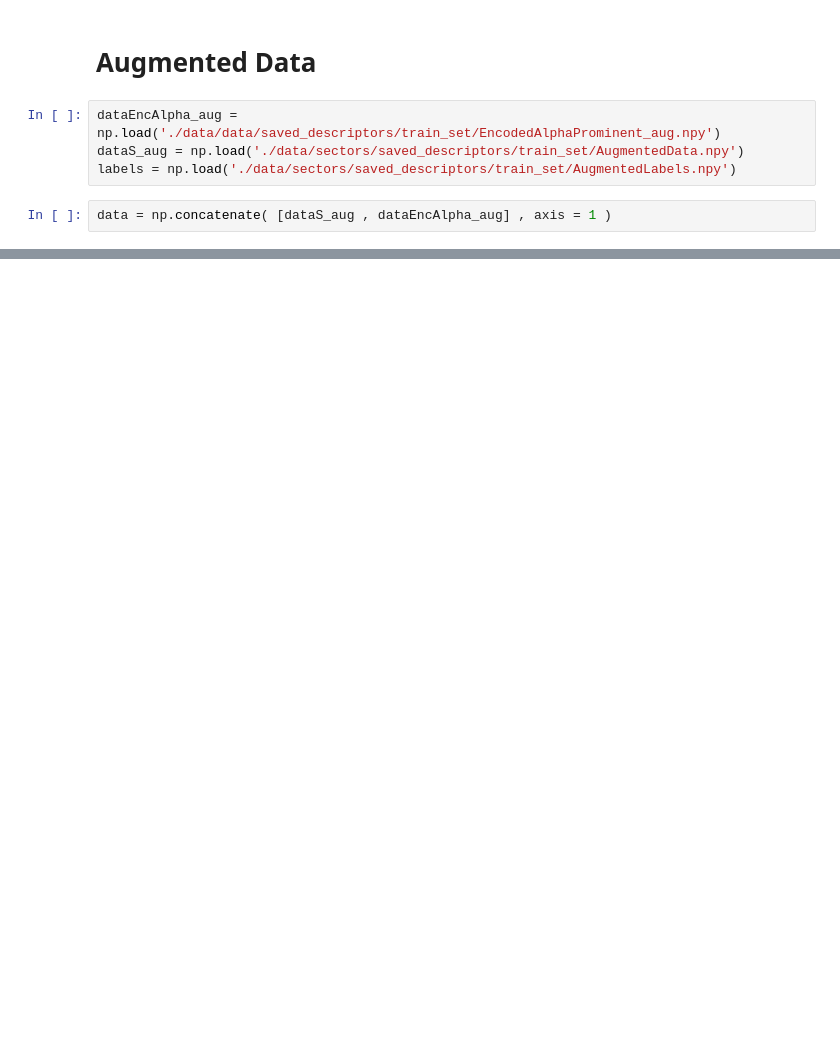
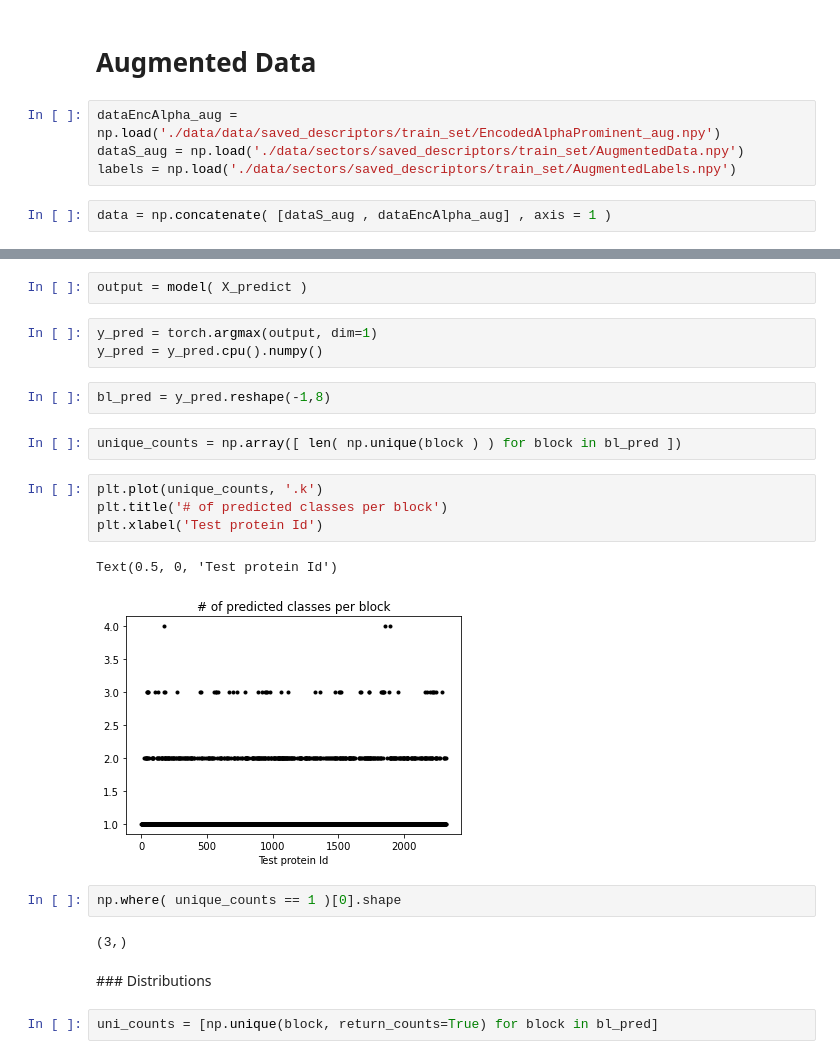
Before and after one commit to marcoguerra192/ProteinClassifier2025, a Jupyter notebook: NeuralNetworks.ipynb, the cells around one changed output, grey strips where cells are left out. Drawn from its saved outputs; the diff is of its cells as text; blank space fills up the shorter version.

```diff
--- a/NeuralNetworks.ipynb
+++ b/NeuralNetworks.ipynb
@@ -378,0 +429,24 @@ data = np.concatenate( [dataS_aug , dataEncAlpha_aug] , axis = 1 )
+# %%
+output = model( X_predict )
+# %%
+y_pred = torch.argmax(output, dim=1)
+y_pred = y_pred.cpu().numpy()
+# %%
+bl_pred = y_pred.reshape(-1,8)
+# %%
+unique_counts = np.array([ len( np.unique(block ) ) for block in bl_pred ])
+# %%
+plt.plot(unique_counts, '.k')
+plt.title('# of predicted classes per block')
+plt.xlabel('Test protein Id')
+# %% [output]
+Text(0.5, 0, 'Test protein Id')
+[figure, added]
+# %%
+np.where( unique_counts == 1 )[0].shape
+# %% [output]
+(3,)
+# %% [markdown]
+### Distributions
+# %%
+uni_counts = [np.unique(block, return_counts=True) for block in bl_pred]
```
Also changed, not shown: parts of 37 cells of this notebook, 5 other files.
